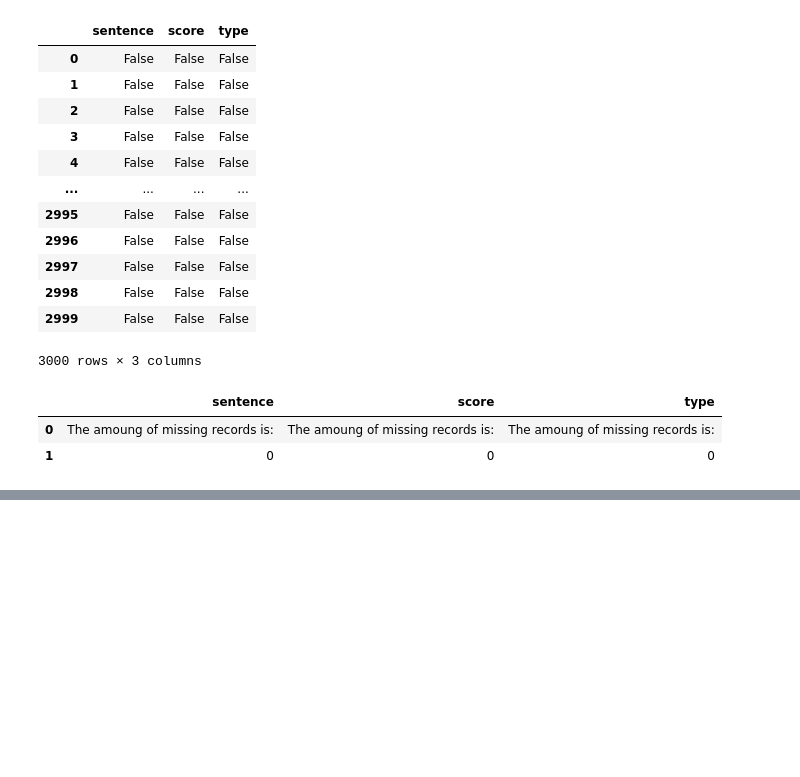
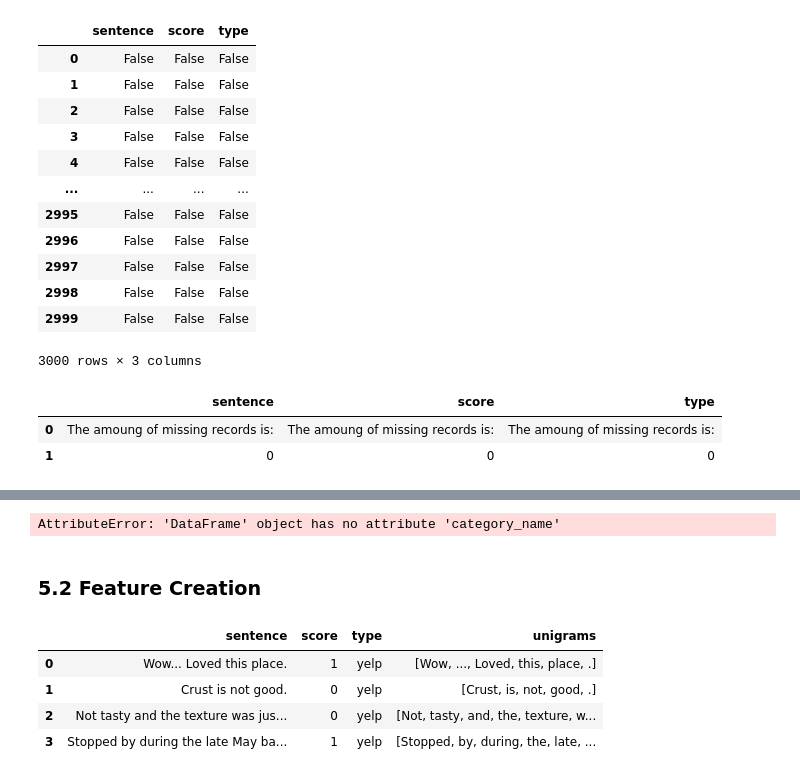
Before and after one commit to Coffeeps/DM, a Jupyter notebook: HW0123.ipynb, the cells around one changed output, grey strips where cells are left out. Cells and saved outputs as stored; diff of their text form; code cells hidden in the pictures; blank space fills up the shorter version.

```diff
--- a/HW0123.ipynb
+++ b/HW0123.ipynb
@@ -540,0 +588,11 @@ X.isnull().apply(lambda x: dmh.check_missing_values(x))
+# %%
+# check for duplicate data
+X.duplicated()
+print('there are {:} duplicate datas'.format(sum(X.duplicated())))
+
+# see the all duplicate datas
+print(X[X.duplicated().values>0])
+
+# drop the 17 duplicated records
+X.drop_duplicates(inplace=True) # inplace applies changes directly on our dataframe
+print('there are {:} records in X'.format(len(X)))
@@ -540,0 +624,33 @@ X.isnull().apply(lambda x: dmh.check_missing_values(x))
+# %%
+# check the distribution in both X and Xsample remain relatively the same
+
+# plot
+labels = X.category_name.value_counts().index
+x = np.arange(len(labels))  # the label locations
+width = 0.1  # the width of the bars
+
+fig, ax = plt.subplots()
+fig.set_figheight(5)
+fig.set_figwidth(8)
+rects1 = ax.bar(x - width/2, X.category_name.value_counts(), width, label='category_name')
+rects2 = ax.bar(x + width/2, X_sample.category_name.value_counts(), width, label='category_name')
+
+# Add some text for labels, title and custom x-axis tick labels, etc.
+ax.set_title('Category distribution')
+ax.set_xticks(x)
+ax.set_xticklabels(labels)
+ax.legend()
+# %% [output]
+AttributeError: 'DataFrame' object has no attribute 'category_name'
+# %% [markdown]
+### 5.2 Feature Creation
+# %%
+# obtain the unigrams for each sentence by nltk
+X['unigrams'] = X['sentence'].apply(lambda x: dmh.tokenize_text(x))
+X[0:4]
+# %% [output]
+|  | sentence | score | type | unigrams |
+| 0 | Wow... Loved this place. | 1 | yelp | [Wow, ..., Loved, this, place, .] |
+| 1 | Crust is not good. | 0 | yelp | [Crust, is, not, good, .] |
+| 2 | Not tasty and the texture was jus... | 0 | yelp | [Not, tasty, and, the, texture, w... |
+| 3 | Stopped by during the late May ba... | 1 | yelp | [Stopped, by, during, the, late, ... |
```
Also changed, not shown: parts of 41 cells of this notebook.
